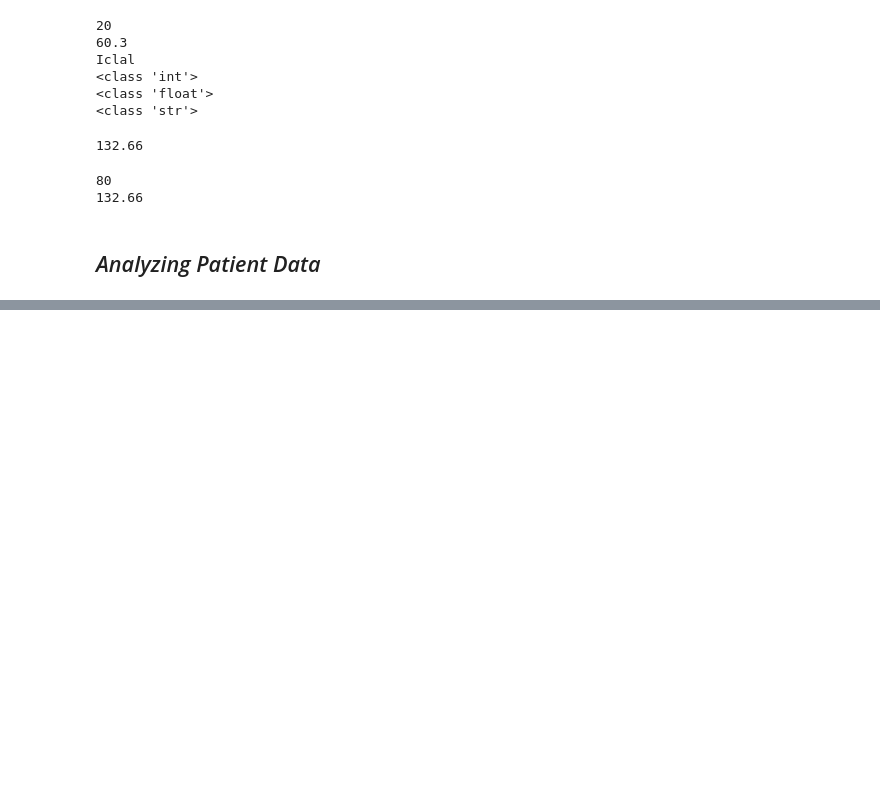
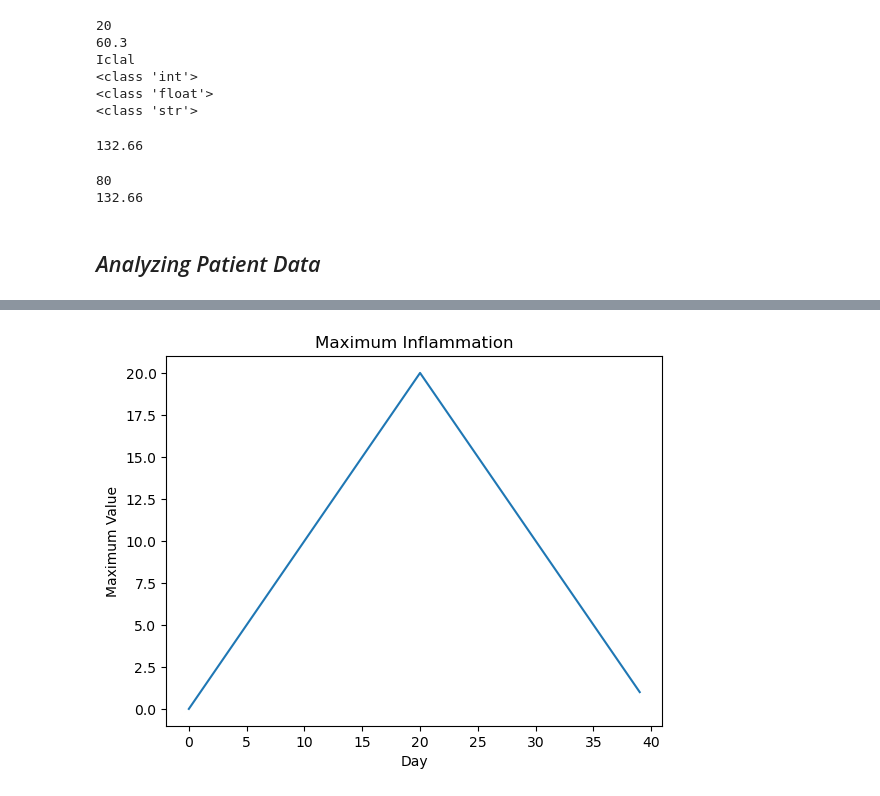
Before and after one commit to sevvaliclalcebecioglu/intro-to-astronomy-2026, a Jupyter notebook: notebooks/week02/assignments/assignment_01_completed_the_python_tutorial/programming_with_python.ipynb, the cells around one changed output, grey strips where cells are left out. Cells and saved outputs as stored; diff of their text form; code cells hidden in the pictures; blank space fills up the shorter version.

```diff
--- a/notebooks/week02/assignments/assignment_01_completed_the_python_tutorial/programming_with_python.ipynb
+++ b/notebooks/week02/assignments/assignment_01_completed_the_python_tutorial/programming_with_python.ipynb
@@ -79,0 +351,18 @@ print(weight_lb)
+# %%
+# Calculate maximum inflammation each day
+maximum = np.max(data, axis=0)
+
+# Plot maximum values
+plt.plot(maximum)
+
+# Add labels
+plt.xlabel("Day")
+plt.ylabel("Maximum Value")
+
+# Add title
+plt.title("Maximum Inflammation")
+
+# Show plot
+plt.show()
+# %% [output]
+[figure, added]
```
Also changed, not shown: parts of 197 cells of this notebook, 35 other files.
